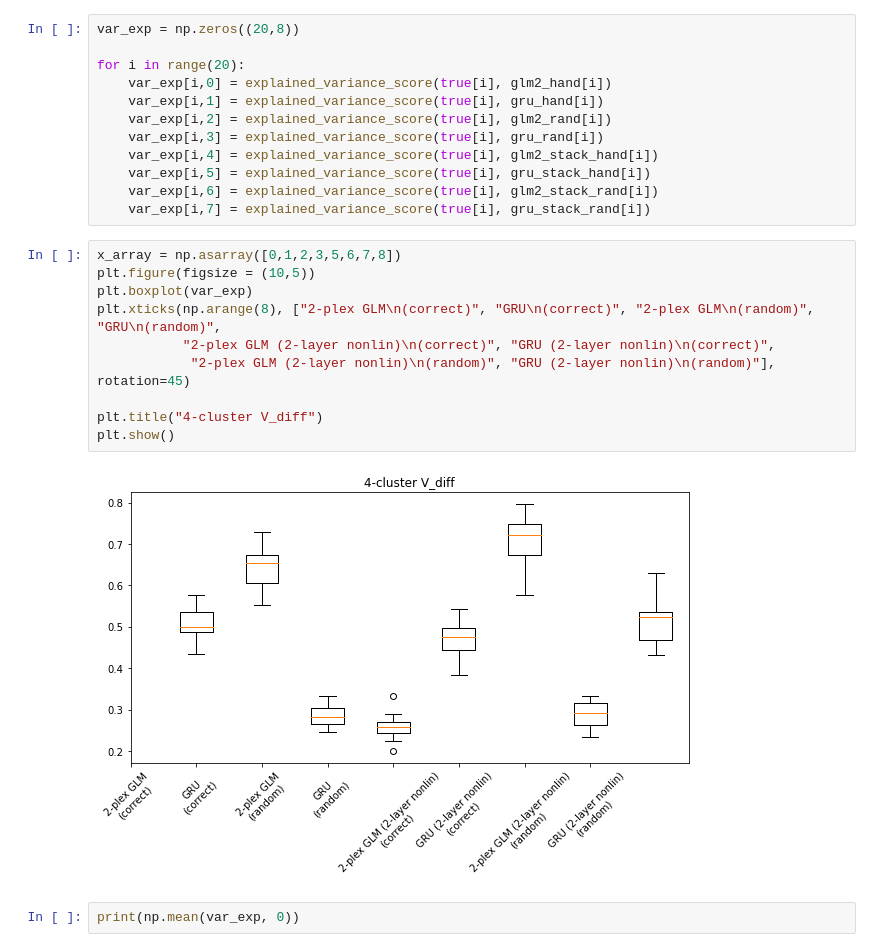
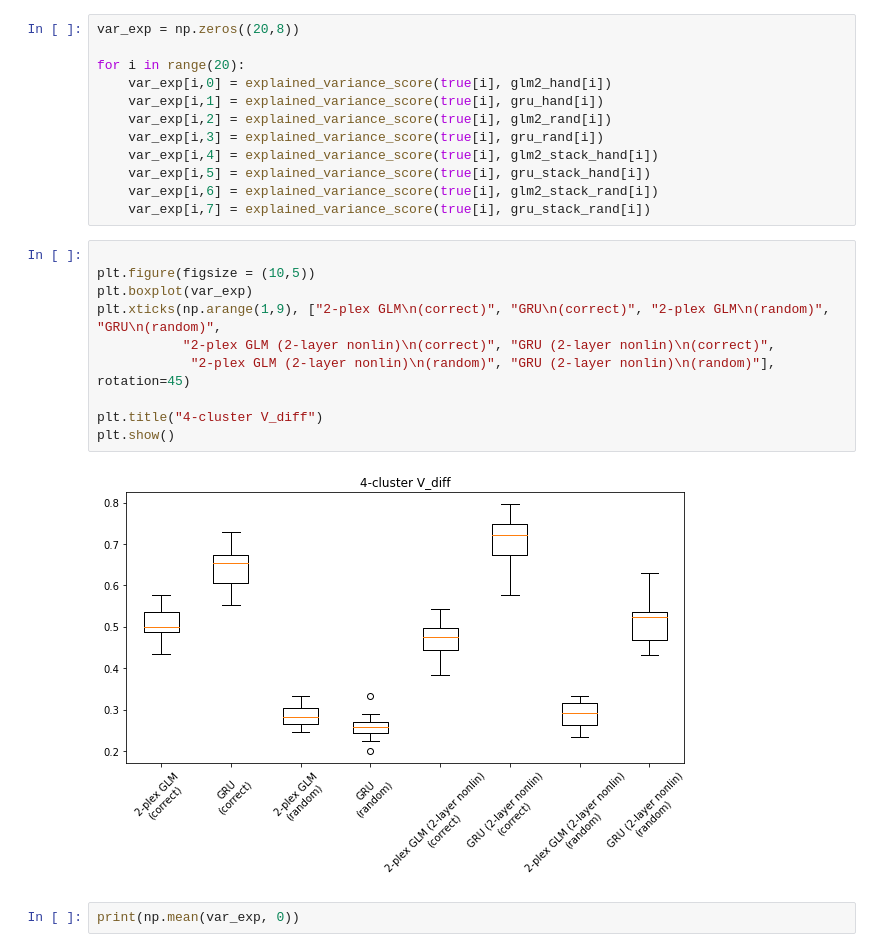
Before and after one commit to yjkimnada/dendrite, a Jupyter notebook: plots.ipynb, the cells around one changed output. Saved outputs shown, nothing was run; the diff lists cells and outputs as text.

```diff
--- a/plots.ipynb
+++ b/plots.ipynb
@@ -446,17 +446,17 @@ for i in range(20):
     var_exp[i,6] = explained_variance_score(true[i], glm2_stack_rand[i])
     var_exp[i,7] = explained_variance_score(true[i], gru_stack_rand[i])
 # %%
-x_array = np.asarray([0,1,2,3,5,6,7,8])
+
 plt.figure(figsize = (10,5))
 plt.boxplot(var_exp)
-plt.xticks(np.arange(8), ["2-plex GLM\n(correct)", "GRU\n(correct)", "2-plex GLM\n(random)", "GRU\n(random)",
+plt.xticks(np.arange(1,9), ["2-plex GLM\n(correct)", "GRU\n(correct)", "2-plex GLM\n(random)", "GRU\n(random)",
            "2-plex GLM (2-layer nonlin)\n(correct)", "GRU (2-layer nonlin)\n(correct)",
             "2-plex GLM (2-layer nonlin)\n(random)", "GRU (2-layer nonlin)\n(random)"], rotation=45)
 
 plt.title("4-cluster V_diff")
 plt.show()
 # %% [output]
-[figure, old version]
+[figure, new version]
 # %%
 print(np.mean(var_exp, 0))
 # %% [output]
```
Also changed, not shown: 5 other files.
